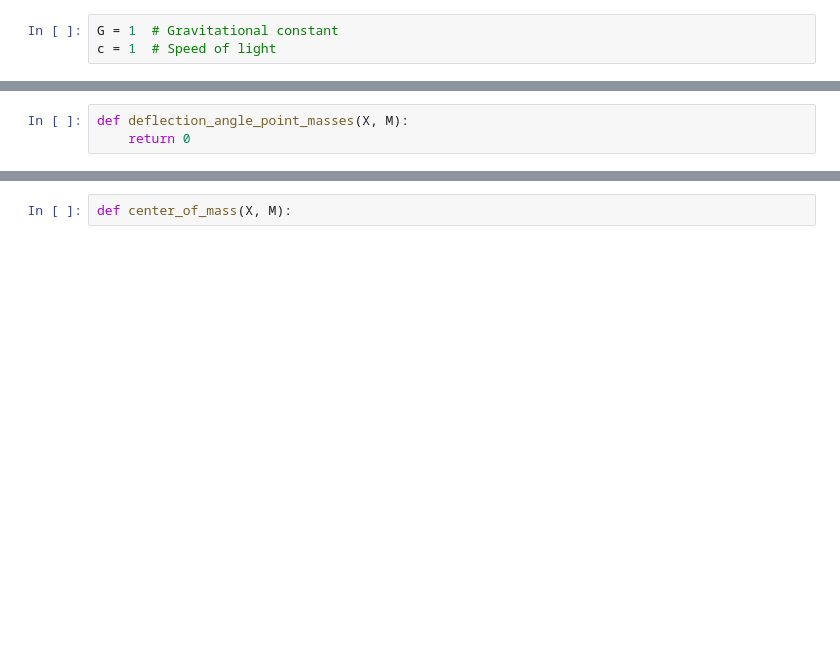
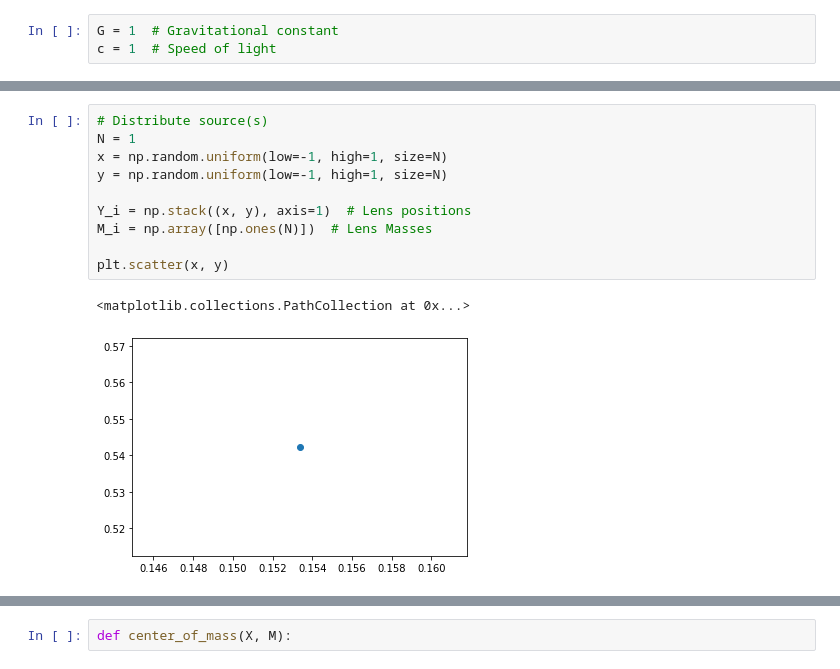
Before and after one commit to jurijw/gravitational-lensing, a Jupyter notebook: pysim/irs.ipynb, the cells around one changed output, grey strips where cells are left out. Saved outputs shown, nothing was run; the diff lists cells and outputs as text; blank space fills up the shorter version.

```diff
--- a/pysim/irs.ipynb
+++ b/pysim/irs.ipynb
@@ -45,3 +53,13 @@ X[:, 1].shape
-# %%
-def deflection_angle_point_masses(X, M):
-    return 0
+# %%
+# Distribute source(s)
+N = 1
+x = np.random.uniform(low=-1, high=1, size=N)
+y = np.random.uniform(low=-1, high=1, size=N)
+
+Y_i = np.stack((x, y), axis=1)  # Lens positions
+M_i = np.array([np.ones(N)])  # Lens Masses
+
+plt.scatter(x, y)
+# %% [output]
+<matplotlib.collections.PathCollection at 0x...>
+[figure, added]
```
Also changed, not shown: parts of 16 cells of this notebook, 3 other files.
